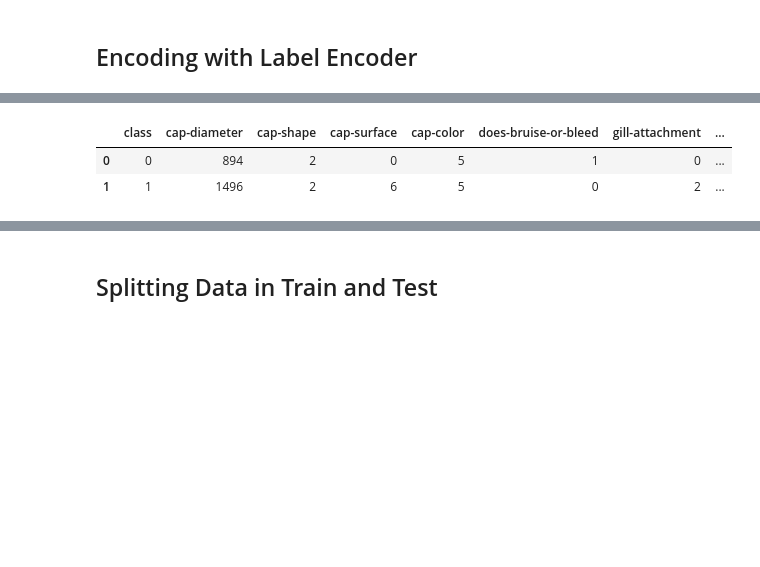
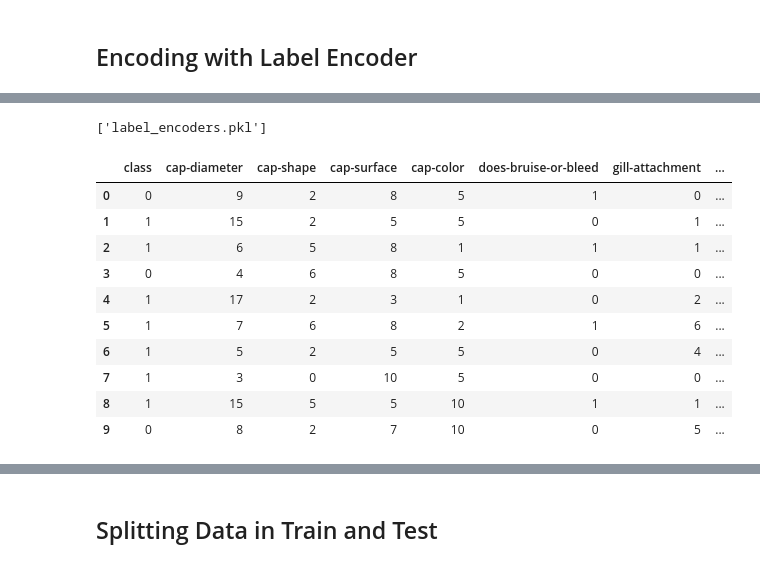
Before and after one commit to Kartik11082/Machine-Learning, a Jupyter notebook: Project_1/main.ipynb, the cells around one changed output, grey strips where cells are left out. Saved outputs shown, nothing was run; the diff lists cells and outputs as text; code cells hidden in the pictures; blank space fills up the shorter version.

```diff
--- a/Project_1/main.ipynb
+++ b/Project_1/main.ipynb
@@ -149,6 +152,7 @@ mode_cols = [
     "stem-surface",
     "veil-color",
     "ring-type",
+    "spore-print-color"
 ]
 
 for col in mode_cols:
@@ -172,5 +197,6 @@ For example, when doing 'df[col].method(value, inplace=True)', try using 'df.met
 # %%
-df.drop(columns=["veil-type", "spore-print-color"], inplace=True)
+# df.drop(columns=["veil-type"], inplace=True)
+df.drop(columns=["veil-type"], inplace=True)
 # %%
 # null values in the dataset
 df.isnull().sum()
@@ -207,0 +241,2 @@ df.head(2)
+# %%
+df = df.astype({col: 'int64' for col in df.select_dtypes(include=['float']).columns})
@@ -208,25 +290,10 @@ df.head(2)
 # %%
 # Encode categorical features into numeric values
 label_encoders = {}
-# encoder_columns = [
-#     "class",
-#     "cap-shape",
-#     "cap-surface",
-#     "cap-color",
-#     "does-bruise-or-bleed",
-#     "gill-attachment",
-#     "gill-spacing",
-#     "gill-color",
-#     "stem-root",
-#     "stem-surface",
-#     "stem-color",
-#     "veil-color",
-#     "has-ring",
-#     "ring-type",
-#     "habitat",
-#     "season",
-# ]
-for column in df.columns:
+
+# for column in df.columns:
+for column in categorical_cols:
     le = LabelEncoder()
     df[column] = le.fit_transform(df[column])
     label_encoders[column] = le  # Store encoders for future use
+    print(f"Classes: {column}: ", le.classes_)
@@ -233,9 +340,23 @@ for column in df.columns:
+# %%
+import joblib
+joblib.dump(label_encoders, "label_encoders.pkl")
+# joblib.dump(le,'labelEncoder.joblib',compress=9)
+# %% [output]
+['label_encoders.pkl']
 # %%
-df.head(2)
+df.head(10)
 # %% [output]
 |  | class | cap-diameter | cap-shape | cap-surface | cap-color | does-bruise-or-bleed | gill-attachment | ... |
-| 0 | 0 | 894 | 2 | 0 | 5 | 1 | 0 | ... |
-| 1 | 1 | 1496 | 2 | 6 | 5 | 0 | 2 | ... |
+| 0 | 0 | 9 | 2 | 8 | 5 | 1 | 0 | ... |
+| 1 | 1 | 15 | 2 | 5 | 5 | 0 | 1 | ... |
+| 2 | 1 | 6 | 5 | 8 | 1 | 1 | 1 | ... |
+| 3 | 0 | 4 | 6 | 8 | 5 | 0 | 0 | ... |
+| 4 | 1 | 17 | 2 | 3 | 1 | 0 | 2 | ... |
+| 5 | 1 | 7 | 6 | 8 | 2 | 1 | 6 | ... |
+| 6 | 1 | 5 | 2 | 5 | 5 | 0 | 4 | ... |
+| 7 | 1 | 3 | 0 | 10 | 5 | 0 | 0 | ... |
+| 8 | 1 | 15 | 5 | 5 | 10 | 1 | 1 | ... |
+| 9 | 0 | 8 | 2 | 7 | 10 | 0 | 5 | ... |
 # %%
 df.info()
 # %% [output]
```
Also changed, not shown: parts of 53 cells of this notebook, 7 other files.
